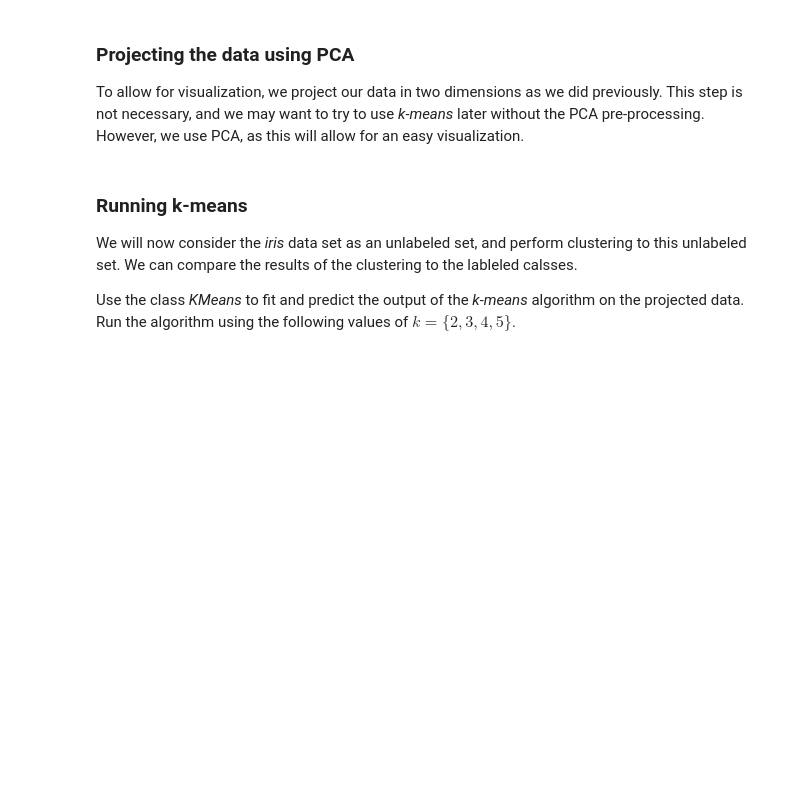
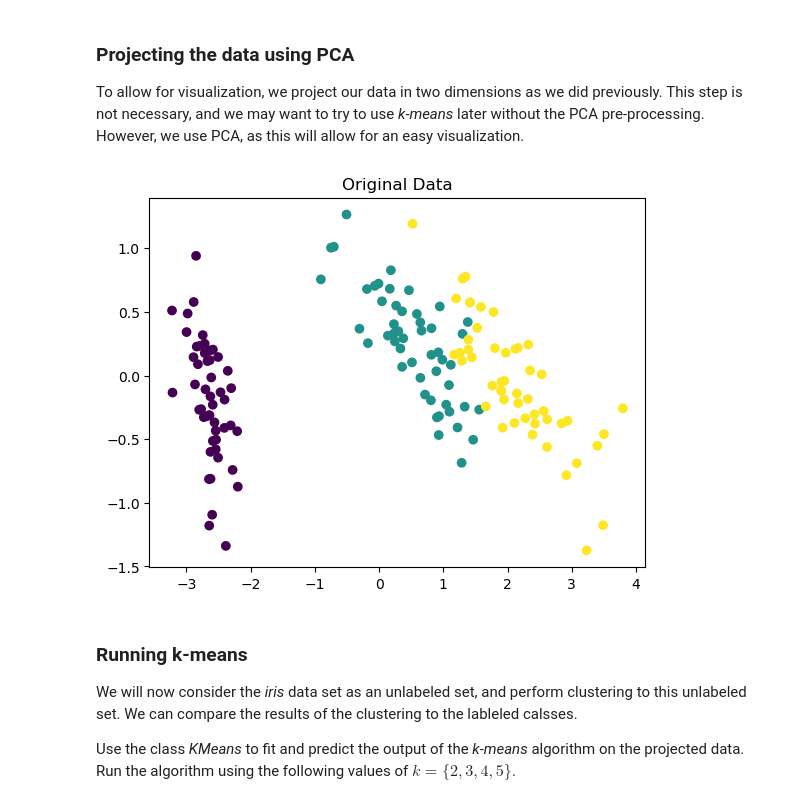
Before and after one commit to bendiksh96/in4050, a Jupyter notebook: IN3050_assignment_3.ipynb, the cells around one changed output. Cells and saved outputs as stored; diff of their text form; code cells hidden in the pictures; blank space fills up the shorter version.

```diff
--- a/IN3050_assignment_3.ipynb
+++ b/IN3050_assignment_3.ipynb
@@ -474,3 +513,10 @@ _,P = None
+# %%
+_,P = pca(X, 2)
+plt.scatter(P[:, 0], P[:, 1], c = y)
+plt.title('Original Data')
+plt.show()
+# %% [output]
+[figure, added]
 # %% [markdown]
 ### Running k-means
 We will now consider the *iris* data set as an unlabeled set, and perform clustering to this unlabeled set. We can compare the results of the clustering to the lableled calsses.
```
Also changed, not shown: parts of 18 cells of this notebook.
